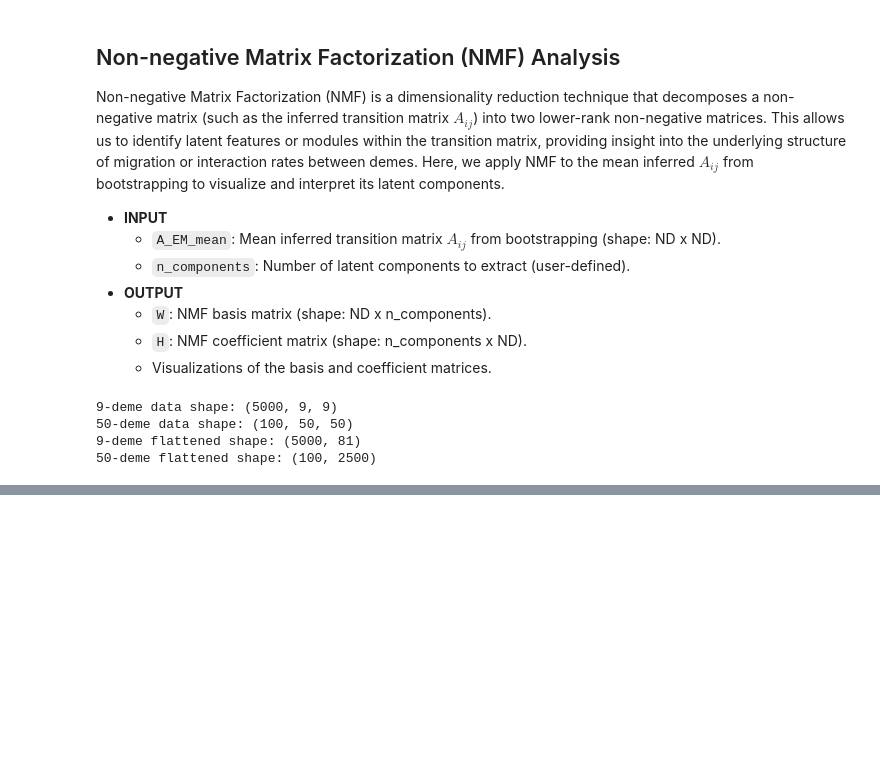
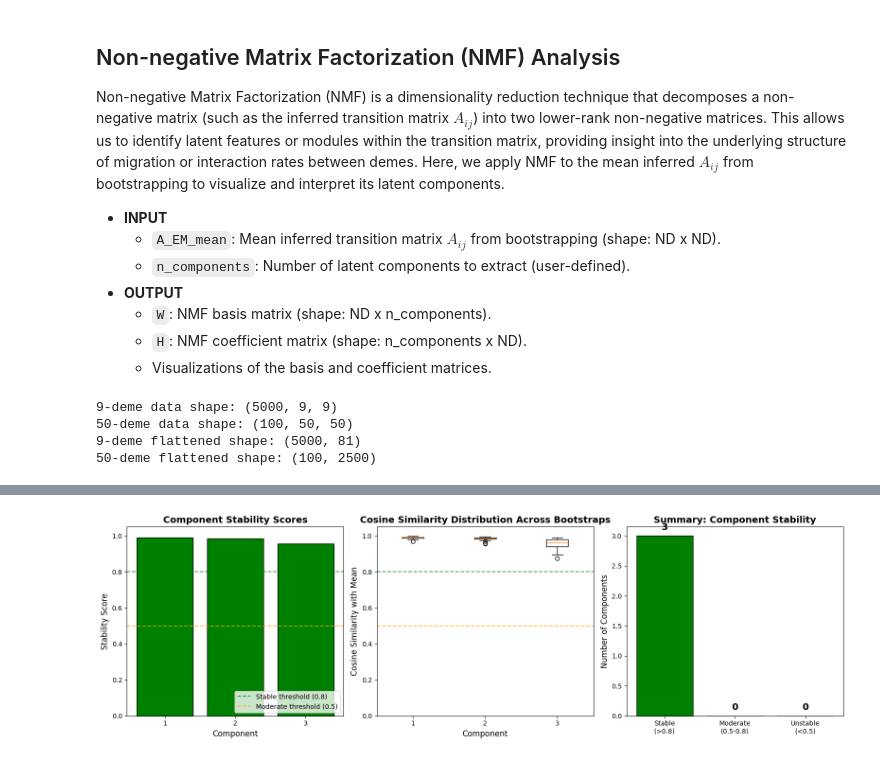
Before and after one commit to garywithav/NetworkCoarseGrain, a Jupyter notebook: usage_HMM_WF.ipynb, the cells around one changed output, grey strips where cells are left out. Saved outputs shown, nothing was run; the diff lists cells and outputs as text; code cells hidden in the pictures; blank space fills up the shorter version.

```diff
--- a/usage_HMM_WF.ipynb
+++ b/usage_HMM_WF.ipynb
@@ -1613,0 +820,43 @@ print("="*60)
+# %%
+fig, axes = plt.subplots(1, 3, figsize=(16, 5))
+
+# ----- Plot 1: Stability scores bar plot -----
+colors = ['green' if s > 0.8 else ('orange' if s > 0.5 else 'red') for s in stability_scores]
+axes[0].bar(range(1, n_components + 1), stability_scores, color=colors, edgecolor='black')
+axes[0].axhline(0.8, color='green', linestyle='--', alpha=0.7, label='Stable threshold (0.8)')
+axes[0].axhline(0.5, color='orange', linestyle='--', alpha=0.7, label='Moderate threshold (0.5)')
+axes[0].set_xlabel('Component', fontsize=12)
+axes[0].set_ylabel('Stability Score', fontsize=12)
+axes[0].set_title('Component Stability Scores', fontsize=14, fontweight='bold')
+axes[0].set_ylim(0, 1.05)
+axes[0].legend(loc='lower right')
+axes[0].set_xticks(range(1, n_components + 1))
+
+# ----- Plot 2: Correlation boxplot -----
+axes[1].boxplot(all_similarities, labels=range(1, n_components + 1))
+axes[1].axhline(0.8, color='green', linestyle='--', alpha=0.7)
+axes[1].axhline(0.5, color='orange', linestyle='--', alpha=0.7)
+axes[1].set_xlabel('Component', fontsize=12)
+axes[1].set_ylabel('Cosine Similarity with Mean', fontsize=12)
+axes[1].set_title('Cosine Similarity Distribution Across Bootstraps', fontsize=14, fontweight='bold')
+axes[1].set_ylim(0, 1.05)
+
+# ----- Plot 3: Summary -----
+# Show number of stable vs unstable components
+n_stable = sum(1 for s in stability_scores if s > 0.8)
+n_moderate = sum(1 for s in stability_scores if 0.5 < s <= 0.8)
+n_unstable = sum(1 for s in stability_scores if s <= 0.5)
+
+axes[2].bar(['Stable\n(>0.8)', 'Moderate\n(0.5-0.8)', 'Unstable\n(<0.5)'],
+            [n_stable, n_moderate, n_unstable],
+            color=['green', 'orange', 'red'], edgecolor='black')
+axes[2].set_ylabel('Number of Components', fontsize=12)
+axes[2].set_title('Summary: Component Stability', fontsize=14, fontweight='bold')
+
+for i, v in enumerate([n_stable, n_moderate, n_unstable]):
+    axes[2].text(i, v + 0.1, str(v), ha='center', fontsize=14, fontweight='bold')
+
+plt.tight_layout()
+plt.show()
+# %% [output]
+[figure, added]
```
Also changed, not shown: parts of 44 cells of this notebook.
